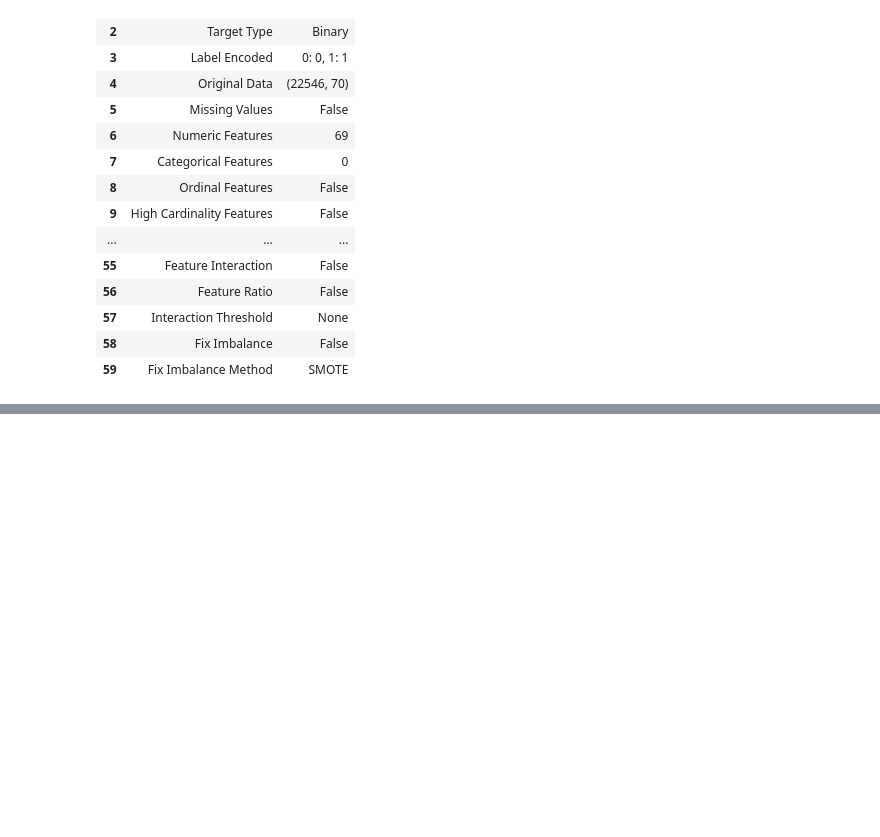
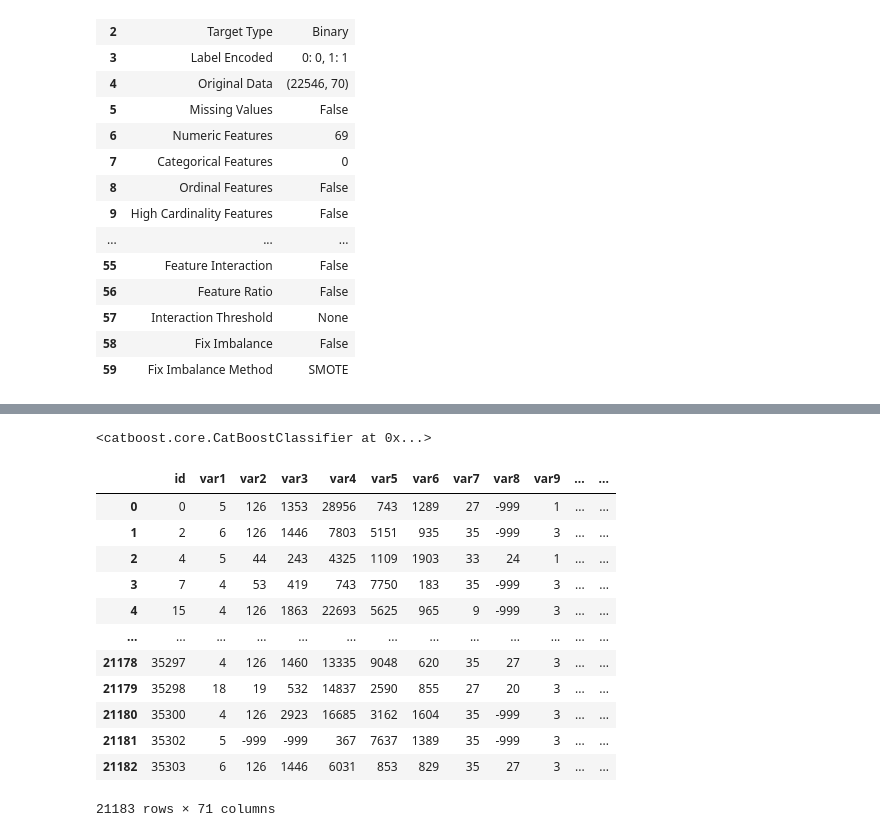
Before and after one commit to MaksonViini/PS-Data-Challenge-2021, a Jupyter notebook: ps_model.ipynb, the cells around one changed output, grey strips where cells are left out. Cells and saved outputs as stored; diff of their text form; code cells hidden in the pictures; blank space fills up the shorter version.

```diff
--- a/ps_model.ipynb
+++ b/ps_model.ipynb
@@ -175,5 +200,25 @@ plot_model(final_model, plot='feature')
+# %%
+final_model
+# %% [output]
+<catboost.core.CatBoostClassifier at 0x...>
 # %%
 pred = predict_model(final_model, test)
+# %%
+pred
+# %% [output]
+|  | id | var1 | var2 | var3 | var4 | var5 | var6 | var7 | var8 | var9 | ... | ... |
+| 0 | 0 | 5 | 126 | 1353 | 28956 | 743 | 1289 | 27 | -999 | 1 | ... | ... |
+| 1 | 2 | 6 | 126 | 1446 | 7803 | 5151 | 935 | 35 | -999 | 3 | ... | ... |
+| 2 | 4 | 5 | 44 | 243 | 4325 | 1109 | 1903 | 33 | 24 | 1 | ... | ... |
+| 3 | 7 | 4 | 53 | 419 | 743 | 7750 | 183 | 35 | -999 | 3 | ... | ... |
+| 4 | 15 | 4 | 126 | 1863 | 22693 | 5625 | 965 | 9 | -999 | 3 | ... | ... |
+| ... | ... | ... | ... | ... | ... | ... | ... | ... | ... | ... | ... | ... |
+| 21178 | 35297 | 4 | 126 | 1460 | 13335 | 9048 | 620 | 35 | 27 | 3 | ... | ... |
+| 21179 | 35298 | 18 | 19 | 532 | 14837 | 2590 | 855 | 27 | 20 | 3 | ... | ... |
+| 21180 | 35300 | 4 | 126 | 2923 | 16685 | 3162 | 1604 | 35 | -999 | 3 | ... | ... |
+| 21181 | 35302 | 5 | -999 | -999 | 367 | 7637 | 1389 | 35 | -999 | 3 | ... | ... |
+| 21182 | 35303 | 6 | 126 | 1446 | 6031 | 853 | 829 | 35 | 27 | 3 | ... | ... |
+21183 rows × 71 columns
 # %%
 sub_pred = pred[['id', 'Label']]
 # %%
```
Also changed, not shown: parts of 16 cells of this notebook, 3 other files.
